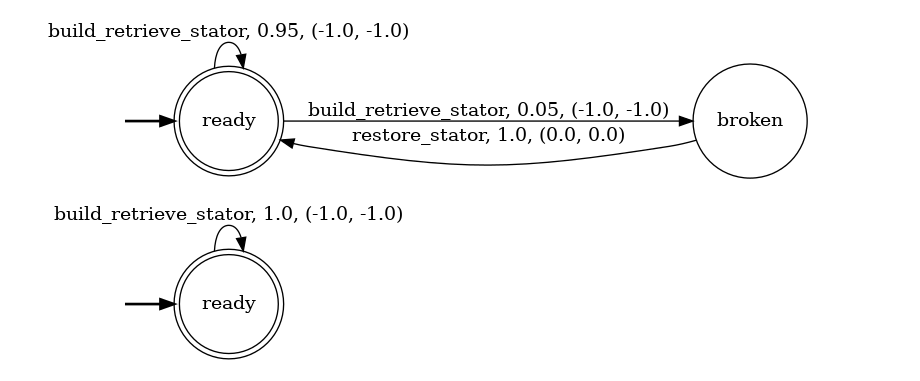
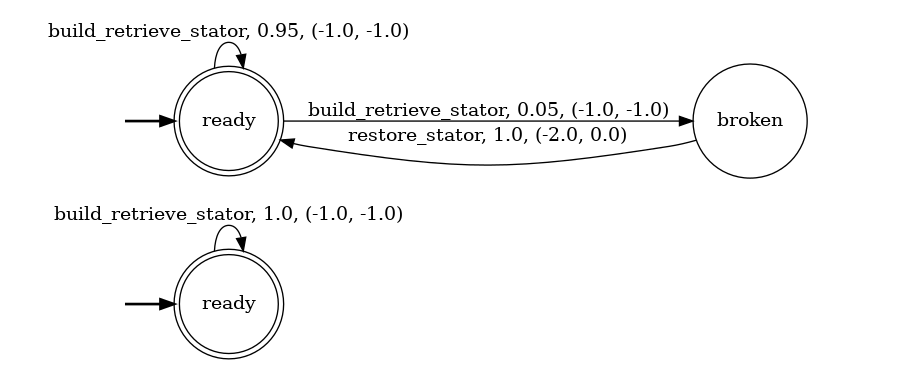
Before and after one commit to luusi/stochastic-service-composition-with-ltlf-goals, a Jupyter notebook: docs/notebooks/01-electric-motor-production.ipynb, the cells around one changed output. Drawn from its saved outputs; the diff is of its cells as text; code cells hidden in the pictures.

```diff
--- a/docs/notebooks/01-electric-motor-production.ipynb
+++ b/docs/notebooks/01-electric-motor-production.ipynb
@@ -20,13 +22,16 @@ DEFAULT_REWARD_ECONOMIC_COST = -1.0
 DEFAULT_REWARD_QUALITY_COST = -1.0
 
 # default reward when the service becomes broken
-DEFAULT_BROKEN_REWARD = 0.0
+DEFAULT_BROKEN_REWARD = -2.0
 
 # default probability of being broken after an action
 DEFAULT_BROKEN_PROB = 0.05
 
 # default discount factor
 GAMMA = 0.99
+
+HIGH_COST = -2.0
+LOW_COST = -0.5
 # %%
 # all the atomic actions for the task
 BUILD_RETRIEVE_STATOR = "build_retrieve_stator"
@@ -49,26 +54,27 @@ ALL_SYMBOLS = {
     STATIC_TEST,
 }
 # %%
-def stator_builder_service(broken_prob: float = DEFAULT_BROKEN_PROB, broken_reward: float = DEFAULT_BROKEN_REWARD, economic_cost: float = DEFAULT_REWARD_ECONOMIC_COST, quality_cost: float = DEFAULT_REWARD_QUALITY_COST) -> Service:
+def stator_builder_service(economic_cost: float = DEFAULT_REWARD_ECONOMIC_COST, quality_cost: float = DEFAULT_REWARD_QUALITY_COST, broken_prob: float = DEFAULT_BROKEN_PROB, broken_reward: float = DEFAULT_BROKEN_REWARD) -> Service:
     """Build the stator builder device."""
     assert 0.0 <= broken_prob <= 1.0
     success_prob = 1.0 - broken_prob
     transitions = {
         "ready": {
           BUILD_RETRIEVE_STATOR: ({"ready": success_prob, "broken": broken_prob}, (economic_cost, quality_cost)),
         },
         "broken": {
             "restore_stator": ({"ready": 1.0}, (broken_reward, 0.0)),
         },
 
     }
     final_states = {"ready"}
     initial_state = "ready"
     return build_service_from_transitions(transitions, initial_state, final_states) # type: ignore
-service_stator_builder=stator_builder_service()
+
+service_stator_builder = stator_builder_service(DEFAULT_REWARD_ECONOMIC_COST, DEFAULT_REWARD_QUALITY_COST)
 render_service(service_stator_builder)
 # %% [output]
-[figure, old version]
+[figure, new version]
 # %%
 def stator_warehouse_service(economic_cost: float = DEFAULT_REWARD_ECONOMIC_COST, quality_cost: float = DEFAULT_REWARD_QUALITY_COST) -> Service:
     """Build the stator warehouse device."""
```
Also changed, not shown: parts of 25 cells of this notebook.
